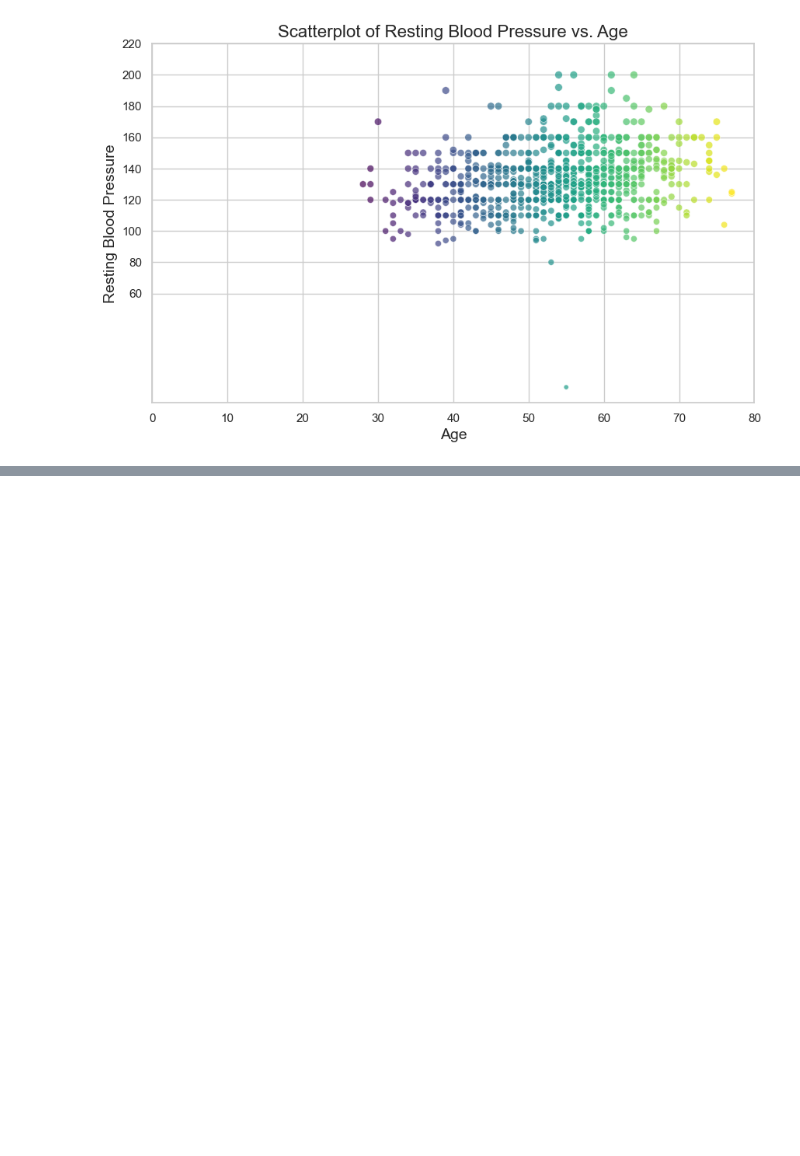
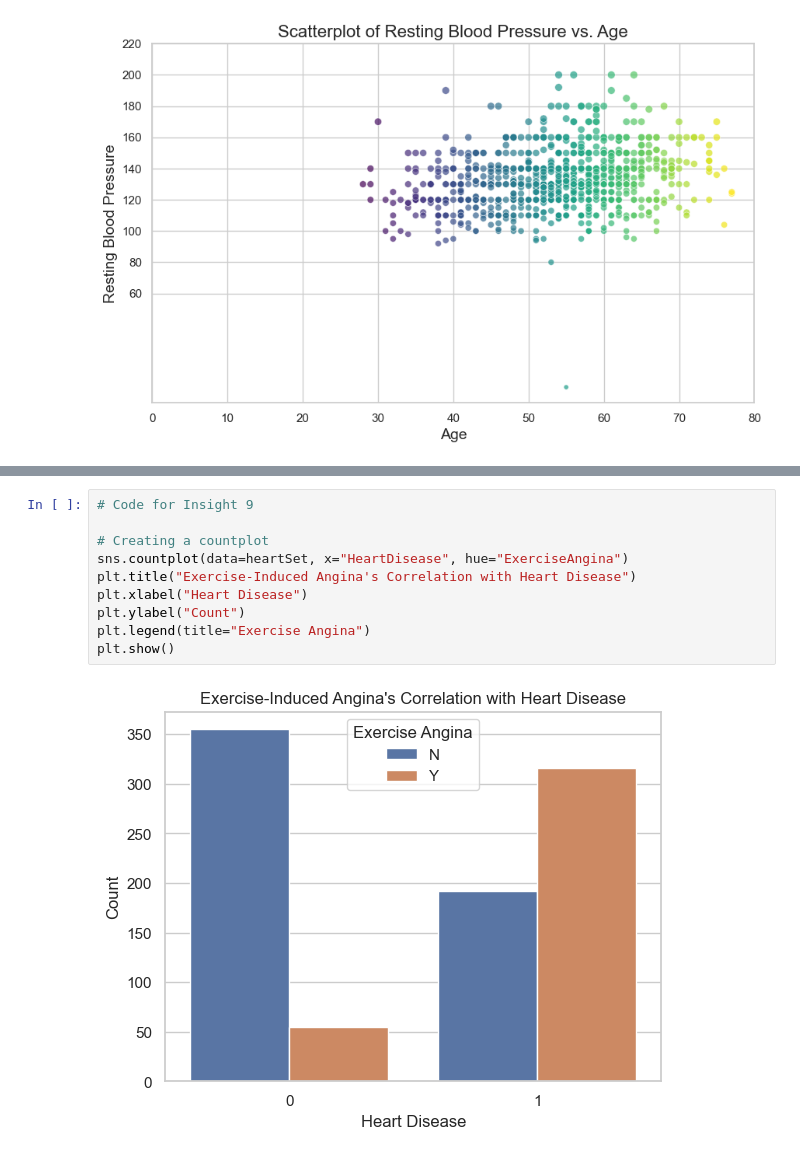
Before and after one commit to jutinwang/A1---CSI4142---GR48, a Jupyter notebook: G48-A1.ipynb, the cells around one changed output, grey strips where cells are left out. Drawn from its saved outputs; the diff is of its cells as text; blank space fills up the shorter version.

```diff
--- a/G48-A1.ipynb
+++ b/G48-A1.ipynb
@@ -227,0 +270,12 @@ plt.show()
+# %%
+# Code for Insight 9
+
+# Creating a countplot
+sns.countplot(data=heartSet, x="HeartDisease", hue="ExerciseAngina")
+plt.title("Exercise-Induced Angina's Correlation with Heart Disease")
+plt.xlabel("Heart Disease")
+plt.ylabel("Count")
+plt.legend(title="Exercise Angina")
+plt.show()
+# %% [output]
+[figure, added]
```
Also changed, not shown: parts of 15 cells of this notebook.
